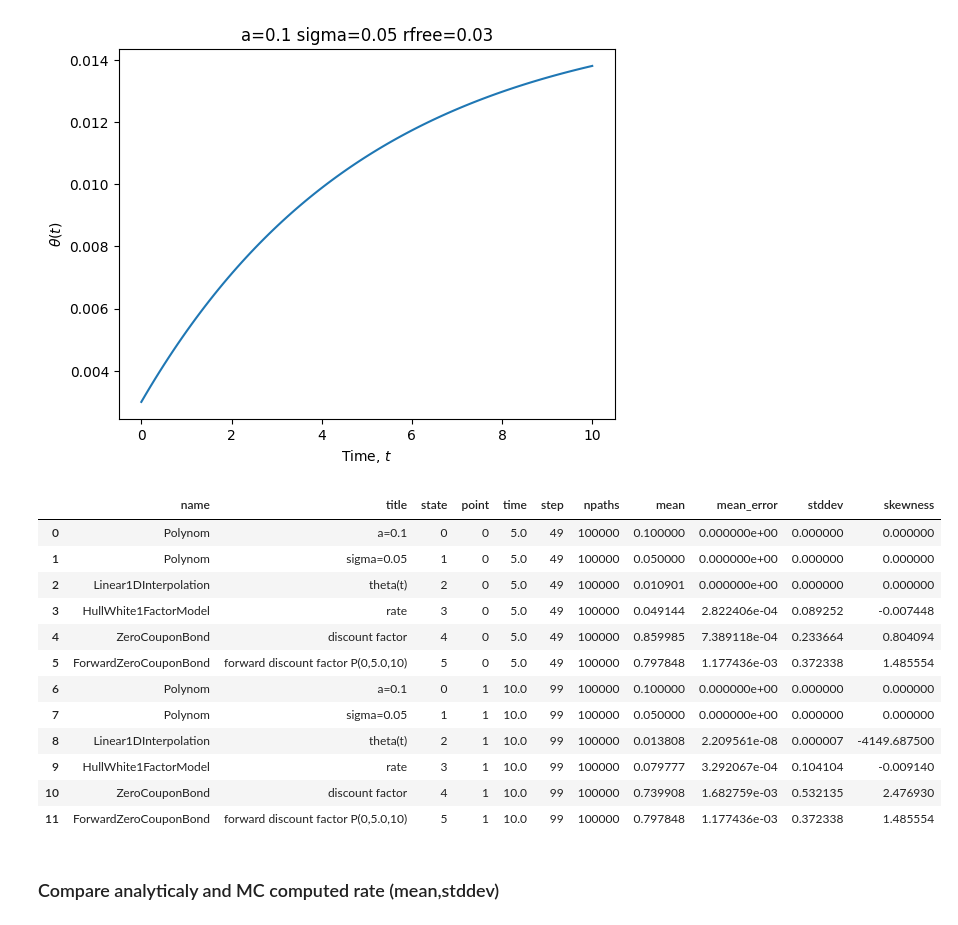
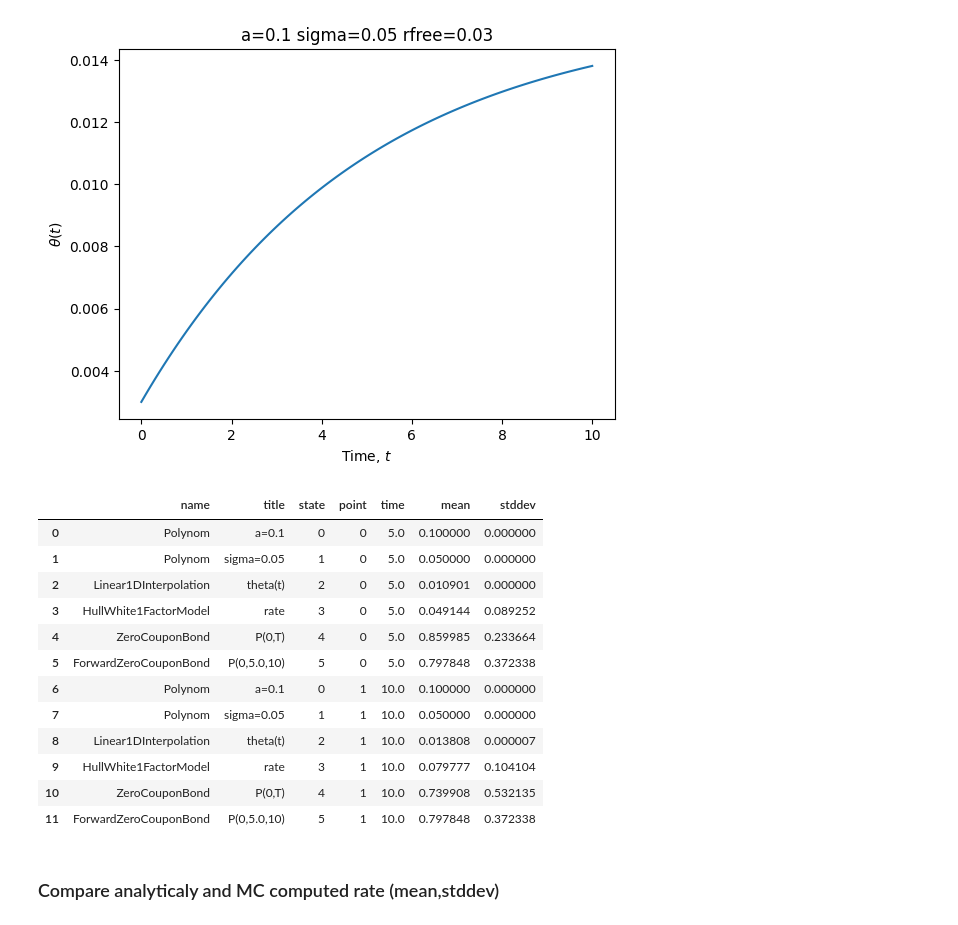
Before and after one commit to AlexanderZvyagin/MonteCarlo-SDK, a Jupyter notebook: python/notebooks/hw_bond.ipynb, the cells around one changed output. Cells and saved outputs as stored; diff of their text form; code cells hidden in the pictures.

```diff
--- a/python/notebooks/hw_bond.ipynb
+++ b/python/notebooks/hw_bond.ipynb
@@ -221,8 +223,8 @@ def create_hw_mc_model (
         start=[rfree],
         title=f'rate'
     ))
-    model.df = model.Add(sdk.ZeroCouponBond(underlying=model.rate.GetStateNumber(),start=1,title=f'discount factor'))
-    model.fdf = model.Add(sdk.Updater('ForwardZeroCouponBond',refs=[model.df.GetStateNumber()],args=[model.T[0],model.T[1]],title=f'forward discount factor P({model.TimeStart},{model.T[0]},{model.T[1]})'))
+    model.df = model.Add(sdk.ZeroCouponBond(underlying=model.rate.GetStateNumber(),start=1,title=f'P({model.TimeStart},T)'))
+    model.fdf = model.Add(sdk.Updater('ForwardZeroCouponBond',refs=[model.df.GetStateNumber()],args=[model.T[0],model.T[1]],title=f'P({model.TimeStart},{model.T[0]},{model.T[1]})'))
 
     return model
 # %%
@@ -260,21 +266,21 @@ for t in [model.TimeHorizon/2,model.TimeHorizon]:
     model.evaluations.append(eval_point)
 # %%
 results = sdk.run (model, server)
-results.df()
+results.df()[['name','title','state','point','time','mean','stddev']]
 # %% [output]
-|  | name | title | state | point | time | step | npaths | mean | mean_error | stddev | skewness |
-| 0 | Polynom | a=0.1 | 0 | 0 | 5.0 | 49 | 100000 | 0.100000 | 0.000000e+00 | 0.000000 | 0.000000 |
-| 1 | Polynom | sigma=0.05 | 1 | 0 | 5.0 | 49 | 100000 | 0.050000 | 0.000000e+00 | 0.000000 | 0.000000 |
-| 2 | Linear1DInterpolation | theta(t) | 2 | 0 | 5.0 | 49 | 100000 | 0.010901 | 0.000000e+00 | 0.000000 | 0.000000 |
-| 3 | HullWhite1FactorModel | rate | 3 | 0 | 5.0 | 49 | 100000 | 0.049144 | 2.822406e-04 | 0.089252 | -0.007448 |
-| 4 | ZeroCouponBond | discount factor | 4 | 0 | 5.0 | 49 | 100000 | 0.859985 | 7.389118e-04 | 0.233664 | 0.804094 |
-| 5 | ForwardZeroCouponBond | forward discount factor P(0,5.0,10) | 5 | 0 | 5.0 | 49 | 100000 | 0.797848 | 1.177436e-03 | 0.372338 | 1.485554 |
-| 6 | Polynom | a=0.1 | 0 | 1 | 10.0 | 99 | 100000 | 0.100000 | 0.000000e+00 | 0.000000 | 0.000000 |
-| 7 | Polynom | sigma=0.05 | 1 | 1 | 10.0 | 99 | 100000 | 0.050000 | 0.000000e+00 | 0.000000 | 0.000000 |
-| 8 | Linear1DInterpolation | theta(t) | 2 | 1 | 10.0 | 99 | 100000 | 0.013808 | 2.209561e-08 | 0.000007 | -4149.687500 |
-| 9 | HullWhite1FactorModel | rate | 3 | 1 | 10.0 | 99 | 100000 | 0.079777 | 3.292067e-04 | 0.104104 | -0.009140 |
-| 10 | ZeroCouponBond | discount factor | 4 | 1 | 10.0 | 99 | 100000 | 0.739908 | 1.682759e-03 | 0.532135 | 2.476930 |
-| 11 | ForwardZeroCouponBond | forward discount factor P(0,5.0,10) | 5 | 1 | 10.0 | 99 | 100000 | 0.797848 | 1.177436e-03 | 0.372338 | 1.485554 |
+|  | name | title | state | point | time | mean | stddev |
+| 0 | Polynom | a=0.1 | 0 | 0 | 5.0 | 0.100000 | 0.000000 |
+| 1 | Polynom | sigma=0.05 | 1 | 0 | 5.0 | 0.050000 | 0.000000 |
+| 2 | Linear1DInterpolation | theta(t) | 2 | 0 | 5.0 | 0.010901 | 0.000000 |
+| 3 | HullWhite1FactorModel | rate | 3 | 0 | 5.0 | 0.049144 | 0.089252 |
+| 4 | ZeroCouponBond | P(0,T) | 4 | 0 | 5.0 | 0.859985 | 0.233664 |
+| 5 | ForwardZeroCouponBond | P(0,5.0,10) | 5 | 0 | 5.0 | 0.797848 | 0.372338 |
+| 6 | Polynom | a=0.1 | 0 | 1 | 10.0 | 0.100000 | 0.000000 |
+| 7 | Polynom | sigma=0.05 | 1 | 1 | 10.0 | 0.050000 | 0.000000 |
+| 8 | Linear1DInterpolation | theta(t) | 2 | 1 | 10.0 | 0.013808 | 0.000007 |
+| 9 | HullWhite1FactorModel | rate | 3 | 1 | 10.0 | 0.079777 | 0.104104 |
+| 10 | ZeroCouponBond | P(0,T) | 4 | 1 | 10.0 | 0.739908 | 0.532135 |
+| 11 | ForwardZeroCouponBond | P(0,5.0,10) | 5 | 1 | 10.0 | 0.797848 | 0.372338 |
 # %% [markdown]
 ### Compare analyticaly and MC computed rate (mean,stddev)
 # %%
```
Also changed, not shown: parts of 26 cells of this notebook, 1 other file.
